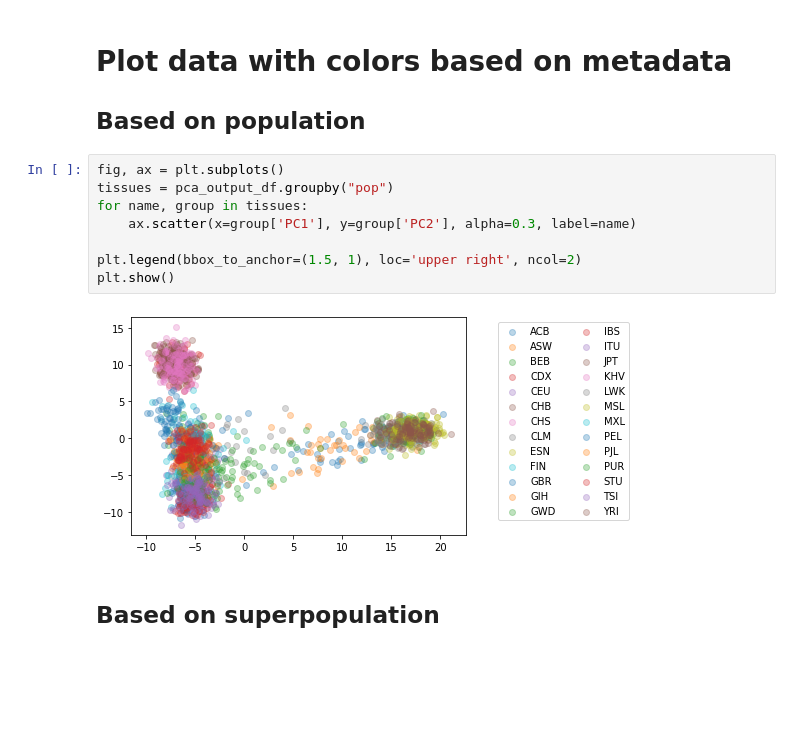
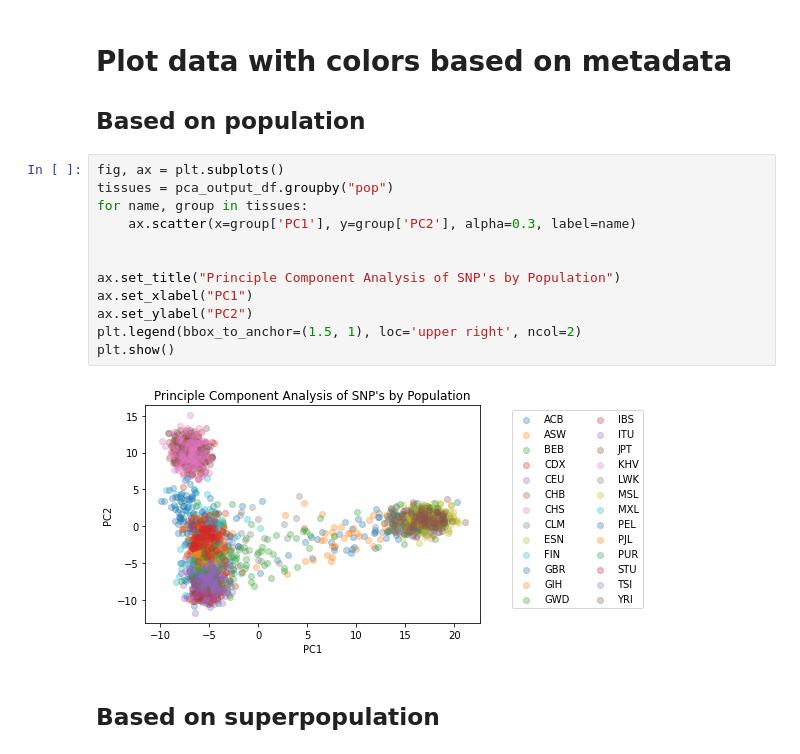
Before and after one commit to bdavi119/qbb2021-answers, a Jupyter notebook: day5-lunch/day5-lunch.ipynb, the cells around one changed output. Cells and saved outputs as stored; diff of their text form; blank space fills up the shorter version.

```diff
--- a/day5-lunch/day5-lunch.ipynb
+++ b/day5-lunch/day5-lunch.ipynb
@@ -194,13 +197,17 @@ pca_output_df
 # %%
 fig, ax = plt.subplots()
 tissues = pca_output_df.groupby("pop")
 for name, group in tissues:
     ax.scatter(x=group['PC1'], y=group['PC2'], alpha=0.3, label=name)
 
+
+ax.set_title("Principle Component Analysis of SNP's by Population")
+ax.set_xlabel("PC1")
+ax.set_ylabel("PC2")
 plt.legend(bbox_to_anchor=(1.5, 1), loc='upper right', ncol=2)
 plt.show()
 # %% [output]
-[figure, old version]
+[figure, new version]
 # %% [markdown]
 ## Based on superpopulation
 # %%
```
Also changed, not shown: parts of 10 cells of this notebook.
